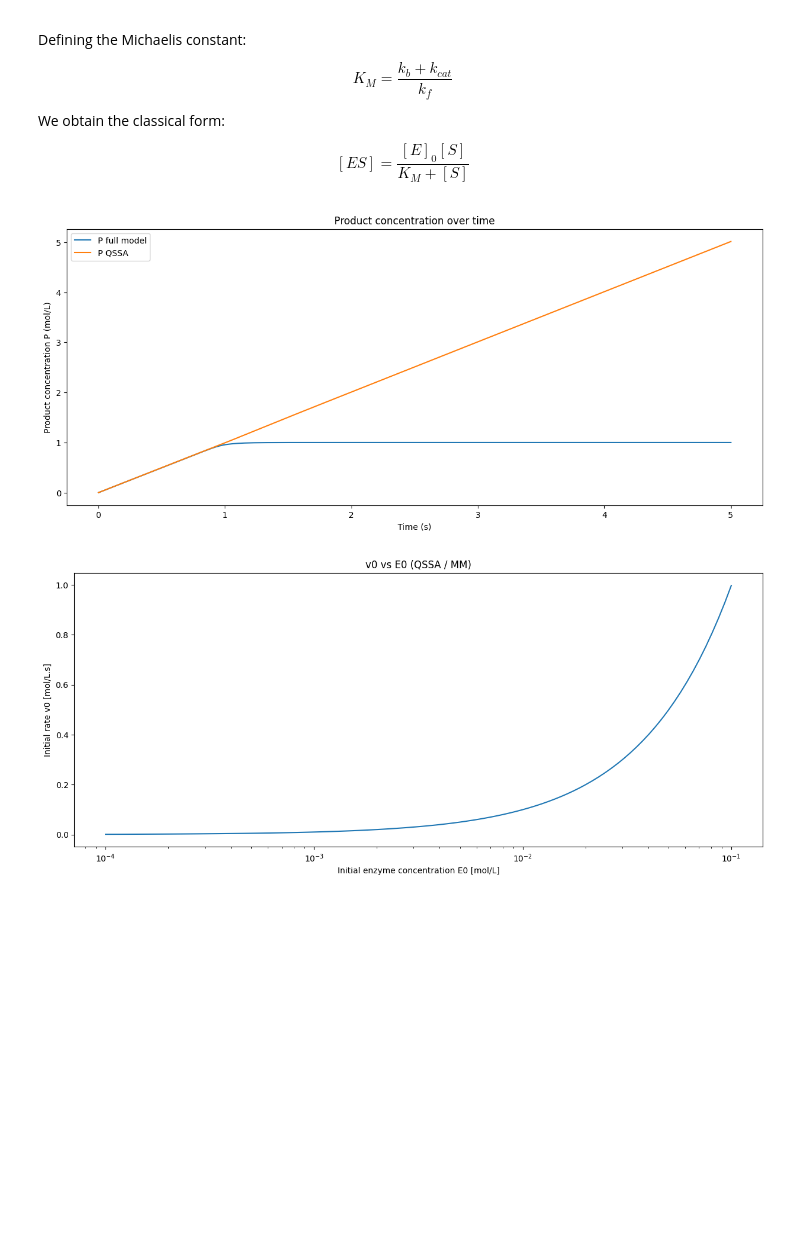
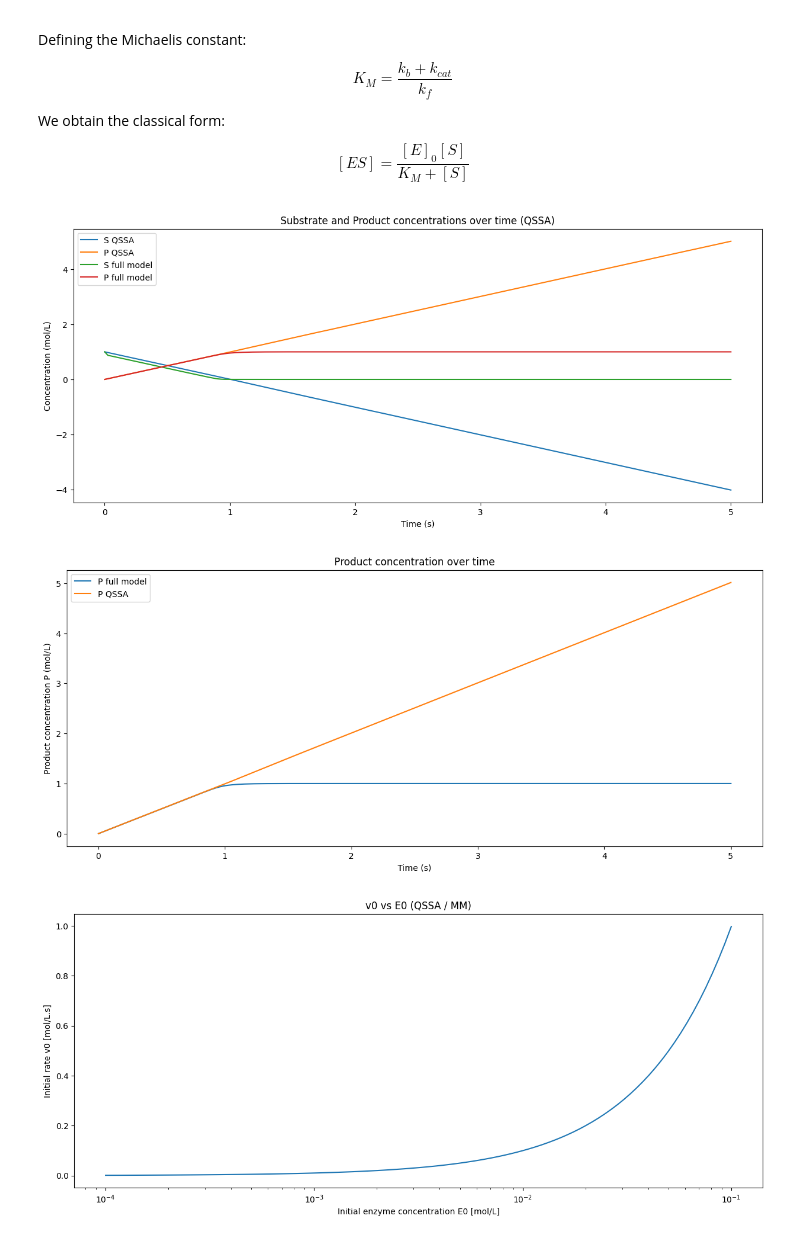
Before and after one commit to JacquesGrandjean/Bioreactor, a Jupyter notebook: Project 1/Exercice 1.ipynb, the cells around one changed output. Cells and saved outputs as stored; diff of their text form; code cells hidden in the pictures; blank space fills up the shorter version.

Commit message:
rajout d'un graphe pour QSSA

```diff
--- a/Project 1/Exercice 1.ipynb
+++ b/Project 1/Exercice 1.ipynb
@@ -263,30 +263,40 @@ $$
 # %%
 #Exercice 1 d) Solve the ODE system with QSSA approximation
 
 #QSSA parameters
 Km = (kb + kcat) / kf
 
 def qssa(t, y):
     S, P = y
     v = (kcat * E0 * S) / (Km + S)
     dSdt = -v
     dPdt = v
     return [dSdt, dPdt]
 
 solution_qssa = solve_ivp(qssa, t_span, [S0, P0], t_eval=t_eval, method='RK45')
 S_qssa, P_qssa = solution_qssa.y
 t_qssa = solution_qssa.t
 
 #plotting the results
 plt.figure(figsize=(15, 6))
+plt.plot(t_qssa, S_qssa, t_qssa, P_qssa, t, S, t, P)
+plt.xlabel("Time (s)")
+plt.ylabel("Concentration (mol/L)")
+plt.title("Substrate and Product concentrations over time (QSSA)")
+plt.legend(["S QSSA", "P QSSA", "S full model", "P full model"])
+plt.show()
+
+
+plt.figure(figsize=(15, 6))
 plt.plot(t, P, t_qssa, P_qssa)
 plt.xlabel("Time (s)")
 plt.ylabel("Product concentration P (mol/L)")
 plt.title("Product concentration over time")
 plt.legend(["P full model", "P QSSA"])
 plt.show()
 # %% [output]
-[figure, old version]
+[figure, new version]
+[figure, added]
 # %%
 #Exercice 1 e) Simulations under the QSSA approximation
 
```
